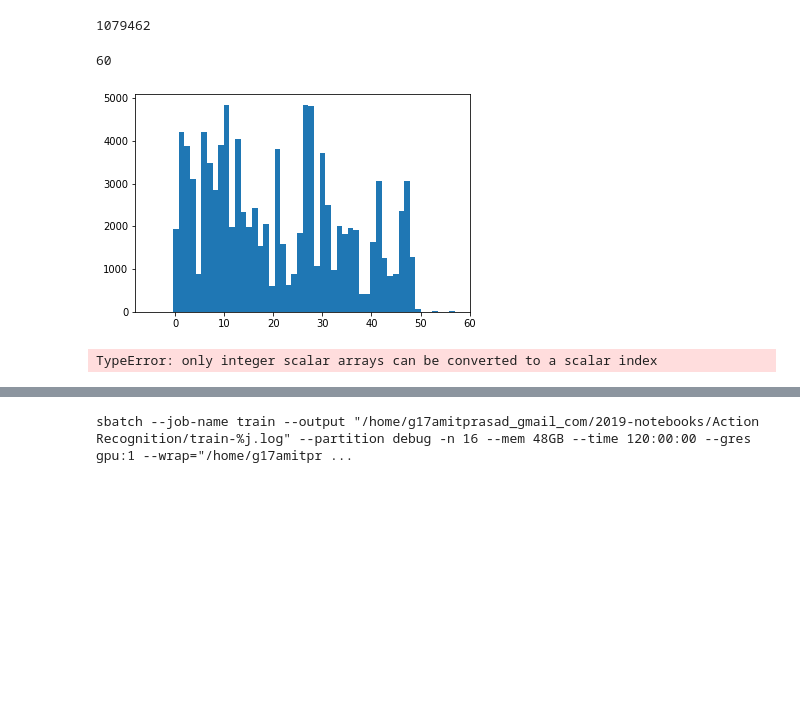
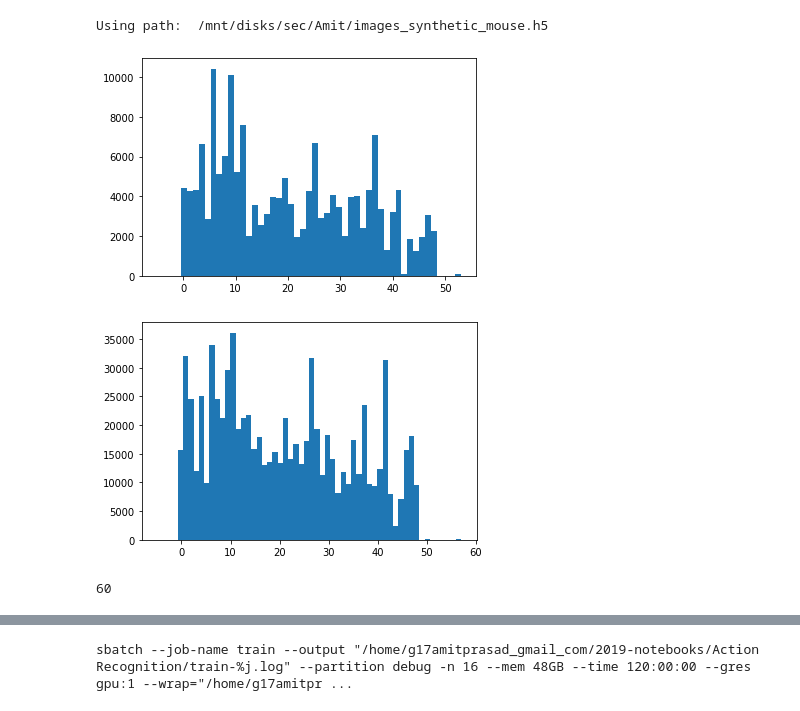
Before and after one commit to AmitPr/2019-notebooks, a Jupyter notebook: Action Recognition/Data Testing.ipynb, the cells around one changed output, grey strips where cells are left out. Saved outputs shown, nothing was run; the diff lists cells and outputs as text; code cells hidden in the pictures; blank space fills up the shorter version.

```diff
--- a/Action Recognition/Data Testing.ipynb
+++ b/Action Recognition/Data Testing.ipynb
@@ -21,31 +21,41 @@ import h5py
 ###FIX NUMPY LOAD FOR DICTIONARIES
 np_load_old = np.load
 np.load = lambda *a,**k: np_load_old(*a, allow_pickle=True, **k)
-# %%
-filepath = "images_synthetic_mouse.h5"
-with h5py.File(filepath,'r') as f:
-    print(len(f["/labels"]))
-# %% [output]
-1079462
+# %%
+filepath = "images_synthetic_mouse.h5"
+destpath = "images_synthetic_mouse_uncompressed.h5"
+scratch_dir = "/mnt/disks/sec/Amit/"
+#Copy file to scratch directory if it is specified, and change filepath to match.
+if not os.path.exists((scratch_dir+filepath)):
+    copy(filepath,scratch_dir)
+    print("File Copied to scratch directory")
+filepath=scratch_dir+filepath
+print("Using path: ",filepath)
+#if os.path.exists(scratch_dir+destpath):
+#    os.remove(scratch_dir+destpath)
+#with h5py.File(scratch_dir+destpath,'w') as wf:
+#    with h5py.File(filepath,'r') as f:
+#        print("Exporting frames")
+#        wf.create_dataset("/frames/raw",data=f["/frames/raw"], compression="gzip", compression_opts=0)
+#        print("Exporting labels")
+#        wf.create_dataset("/labels",data=f["/labels"], compression="gzip", compression_opts=0)
+# %% [output]
+Using path:  /mnt/disks/sec/Amit/images_synthetic_mouse.h5
 # %%
 with h5py.File(filepath,'r') as f:
-    print(len(np.unique(f["/labels"])))
+    #print(len(np.unique(f["/labels"])))
     depth = 10
-    data_gen = DataGenerator(filepath,data_amount=100000,batch_size=int(100000/depth),frames_per_sample=depth,offset=0,sliding_window=1)
-    subset = f["/labels"][0:100000]
+    #data_gen = DataGenerator(filepath,data_amount=100000,batch_size=30000,frames_per_sample=depth,offset=0,sliding_window=1)
+    subset = f["/labels"][700100:870100]#data_gen.__getitem__(0)#
     plt.hist(subset,len(np.unique(subset)))
     plt.show()
-    lbl = np.array([0],dtype='uint8')
-    for i in range(0,10):
-        dat,lbl2 = data_gen.__getitem__(i)
-        lbl=np.concatenate(lbl,lbl2)
-    plt.hist(lbl,len(np.unique(lbl)))
+    subset = f["/labels"][0:800000]#data_gen.__getitem__(0)#
+    plt.hist(subset,len(np.unique(subset)))
     plt.show()
-    print(np.unique(lbl,return_counts=True))
 # %% [output]
+[figure, new version]
+[figure, added]
 60
-[figure, old version]
-TypeError: only integer scalar arrays can be converted to a scalar index
 # %%
 from distutils.sysconfig import get_python_lib
 print(get_python_lib())
```
Also changed, not shown: parts of 5 cells of this notebook, 34 other files.
